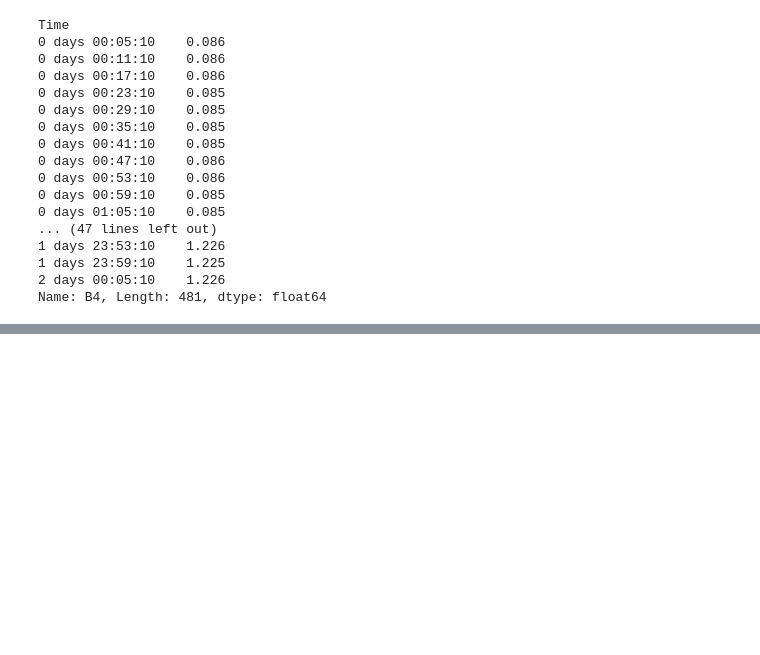
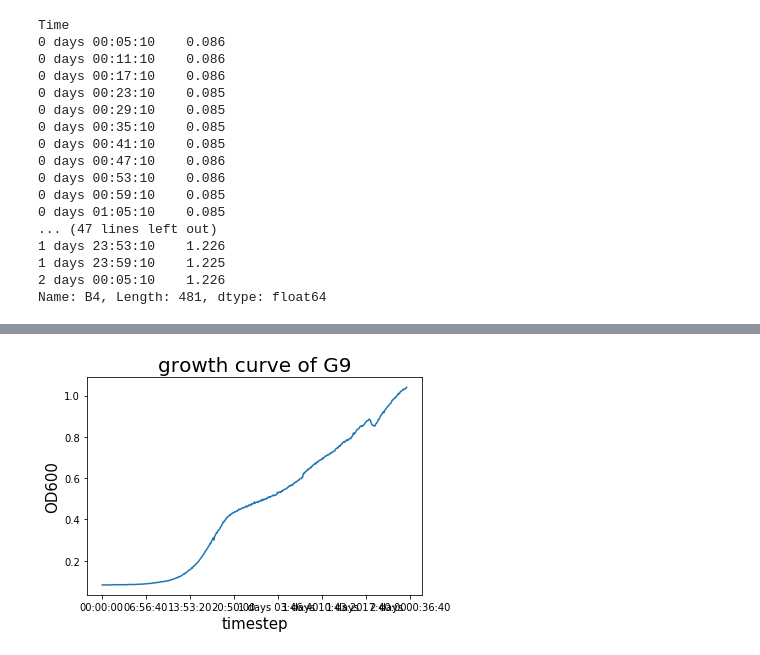
Before and after one commit to tkuhm/casimir_programming, a Jupyter notebook: Els_trying_newStuff.ipynb, the cells around one changed output, grey strips where cells are left out. Cells and saved outputs as stored; diff of their text form; code cells hidden in the pictures; blank space fills up the shorter version.

Commit message:
some graphical changes, things are prettier now

```diff
--- a/Els_trying_newStuff.ipynb
+++ b/Els_trying_newStuff.ipynb
@@ -144,3 +144,93 @@ Time
 1 days 23:59:10    1.225
 2 days 00:05:10    1.226
 Name: B4, Length: 481, dtype: float64
+# %%
+import numpy as np
+import pandas as pd
+from datetime import timedelta
+# import matplotlib
+# matplotlib.use("Agg") # this you need for new version of matplotlib to work
+import matplotlib.pyplot as plt
+from scipy.stats import stats
+%matplotlib inline
+
+
+#nr. of timesteps
+nrows = 481
+
+#to fix timesteps
+time_step_seconds = 360 # steps between measurements
+time_start_seconds = 310 # first measurement starts at 5 min and 10 s
+
+#import excel file (file name, number of first rows to skip, number of rows to use, which cols to use)
+df = pd.read_excel('Ilses_biotek_exp.xlsx', skiprows=30, nrows=nrows, usecols="B:CU")
+
+#input
+mfw_input = input("Please enter your favorite well: ")
+
+#choosing well to work with
+mfw = df[mfw_input] #my favorite well
+
+
+#new timesteps
+seconds_since_start = np.arange(nrows)*time_step_seconds+time_start_seconds
+time_since_start = pd.to_timedelta(seconds_since_start, unit='s') # input unit
+df['Time'] = time_since_start
+
+
+#sets time as index
+df.set_index('Time', inplace=True)
+
+#plots a graph showing the growth curve
+fig, ax = plt.subplots()
+df.C11.plot()
+plt.xlabel(r'timestep', size=15)
+plt.ylabel(r'OD600', size=15)
+plt.title('growth curve of '+mfw_input, size=20)
+
+#saves the figure
+fig.savefig('plots/'+mfw_input+'.png')
+
+##Fitting the data
+
+#using log data
+logmfw = np.log10(mfw)
+
+#linear model for fitting
+def modelmfw(x):
+    return interceptmfw + slopemfw*x
+
+# choose intervals
+starts = list(range(0, nrows-70))
+ends = list(range(70, nrows))
+pairs = list(zip(starts, ends))
+
+
+# choose best interval
+results = np.zeros((5,len(pairs)))
+
+for k,(i,j) in enumerate(pairs):
+    results[:, k] = stats.linregress(seconds_since_start[i:j], logmfw[i:j])
+
+#find best R-squared (best fit)
+np.argmax(results[2,:])
+startmfw, endmfw = pairs[np.argmax(results[2,:])]
+print('start fit:', startmfw)
+print('end fit:', endmfw)
+
+#Generating best fit
+slopemfw, interceptmfw, rvaluemfw, pvaluemfw, stderrmfw = stats.linregress(seconds_since_start[startmfw:endmfw], logmfw[startmfw:endmfw])
+
+#plotting best fit
+fig, ax = plt.subplots()
+plt.plot(seconds_since_start, logmfw)
+plt.plot(seconds_since_start[startmfw-50:endmfw+50], modelmfw(seconds_since_start[startmfw-50:endmfw+50]))
+
+#ax.set_yscale('log')
+plt.xlabel(r'# of seconds', size=15)
+plt.ylabel(r'log of OD600', size=15)
+plt.title('growth curve of '+mfw_input, size=20)
+
+#saves the figure
+fig.savefig('plots/'+mfw_input+'_fit.png')
+# %% [output]
@@ -146,0 +240 @@ Name: B4, Length: 481, dtype: float64
+[figure, added]
```
Also changed, not shown: parts of 1 cell of this notebook, 15 other files.
